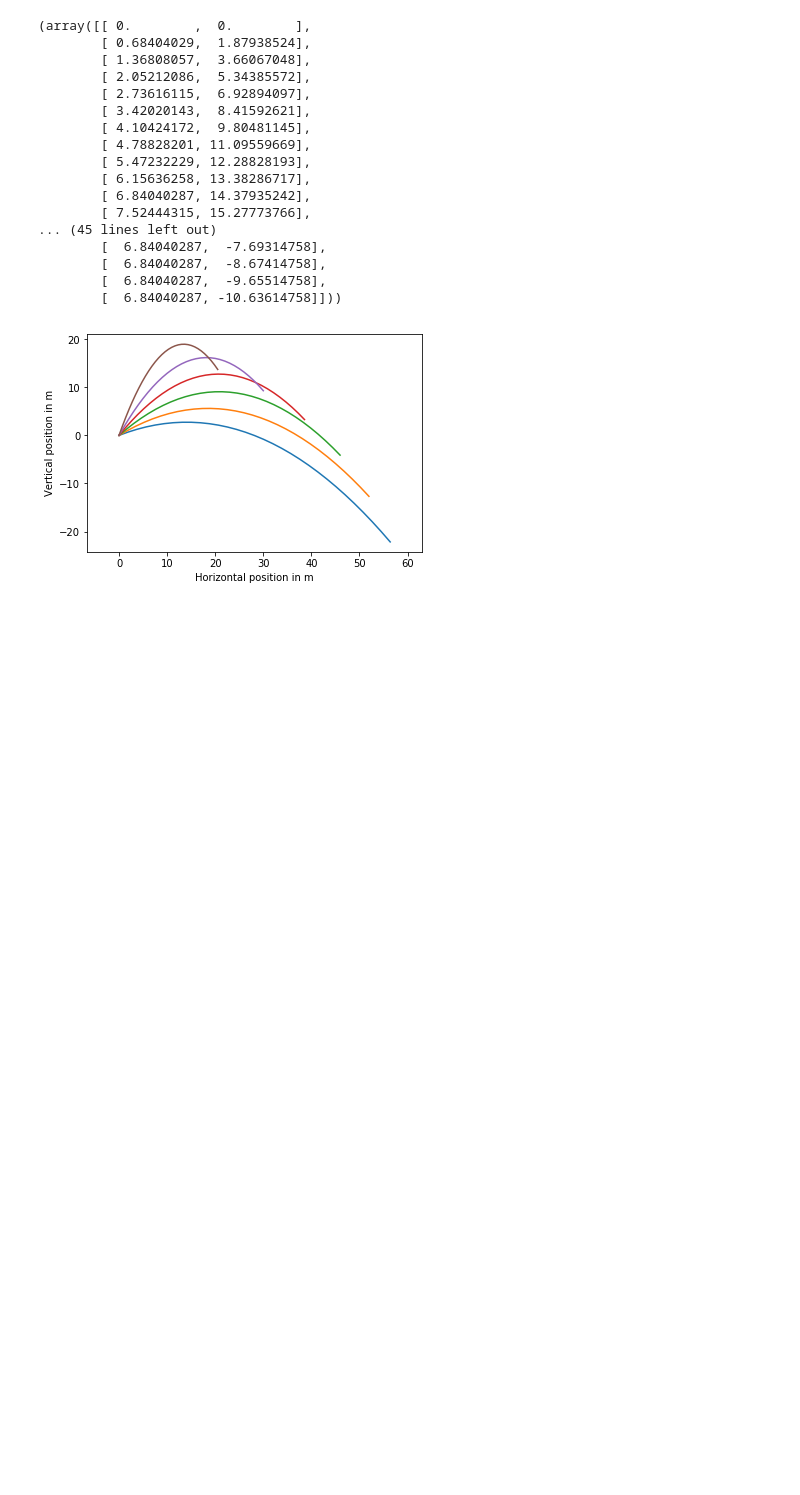
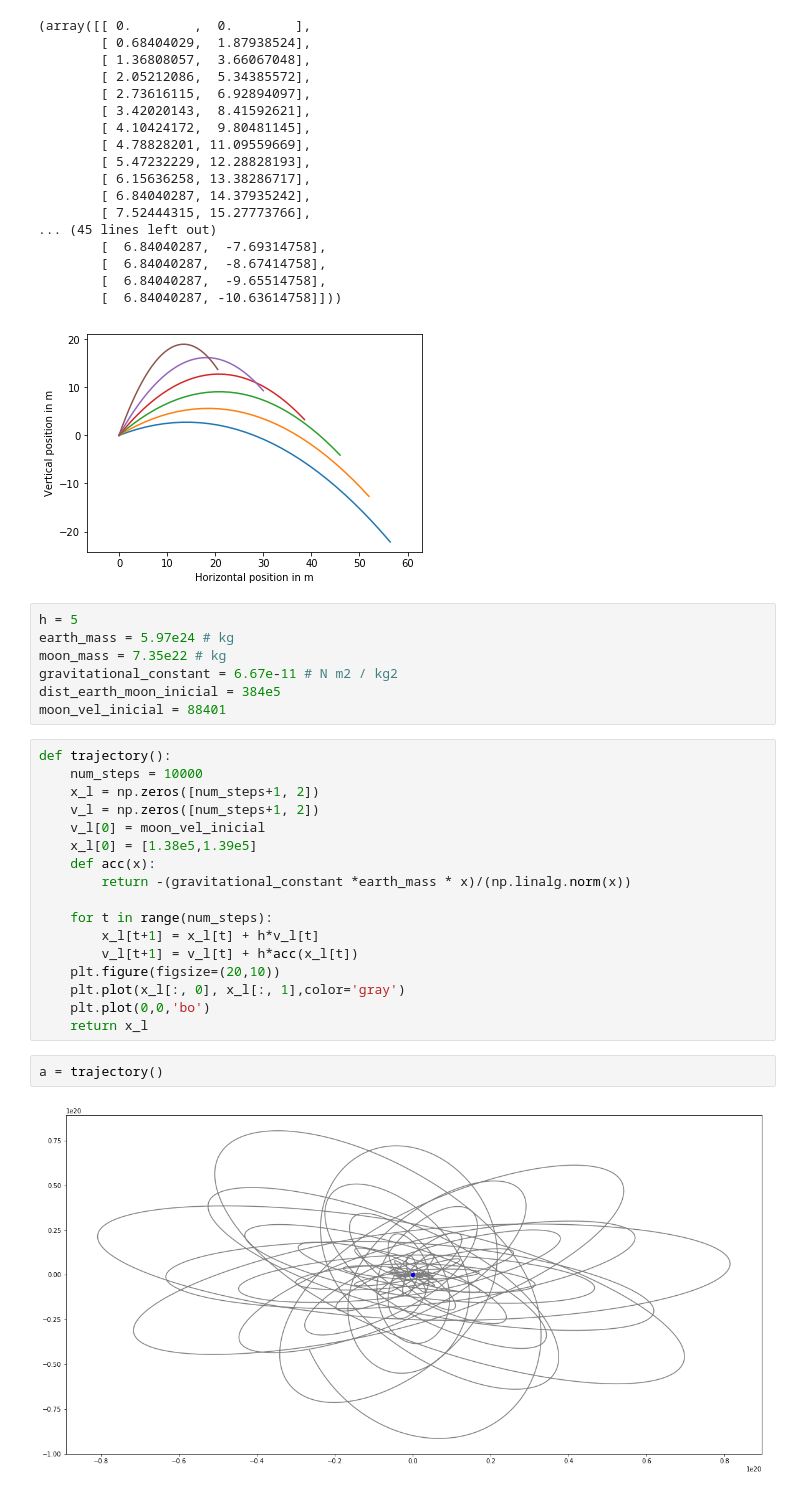
Before and after one commit to gil-miranda/university-courses, a Jupyter notebook: analise-numerica-edo-2019-1/project/udacity_course/Untitled.ipynb, the cells around one changed output. Saved outputs shown, nothing was run; the diff lists cells and outputs as text; blank space fills up the shorter version.

Commit message:
earth_moon

```diff
--- a/analise-numerica-edo-2019-1/project/udacity_course/Untitled.ipynb
+++ b/analise-numerica-edo-2019-1/project/udacity_course/Untitled.ipynb
@@ -232,3 +226,31 @@ trajectory()
         [  6.84040287,  -9.65514758],
         [  6.84040287, -10.63614758]]))
 [figure]
+# %%
+h = 5
+earth_mass = 5.97e24 # kg
+moon_mass = 7.35e22 # kg
+gravitational_constant = 6.67e-11 # N m2 / kg2
+dist_earth_moon_inicial = 384e5
+moon_vel_inicial = 88401
+# %%
+def trajectory():
+    num_steps = 10000
+    x_l = np.zeros([num_steps+1, 2])
+    v_l = np.zeros([num_steps+1, 2])
+    v_l[0] = moon_vel_inicial
+    x_l[0] = [1.38e5,1.39e5]
+    def acc(x):
+        return -(gravitational_constant *earth_mass * x)/(np.linalg.norm(x))
+
+    for t in range(num_steps):
+        x_l[t+1] = x_l[t] + h*v_l[t]
+        v_l[t+1] = v_l[t] + h*acc(x_l[t])
+    plt.figure(figsize=(20,10))
+    plt.plot(x_l[:, 0], x_l[:, 1],color='gray')
+    plt.plot(0,0,'bo')
+    return x_l
+# %%
+a = trajectory()
+# %% [output]
+[figure, added]
```
Also changed, not shown: parts of 6 cells of this notebook.
